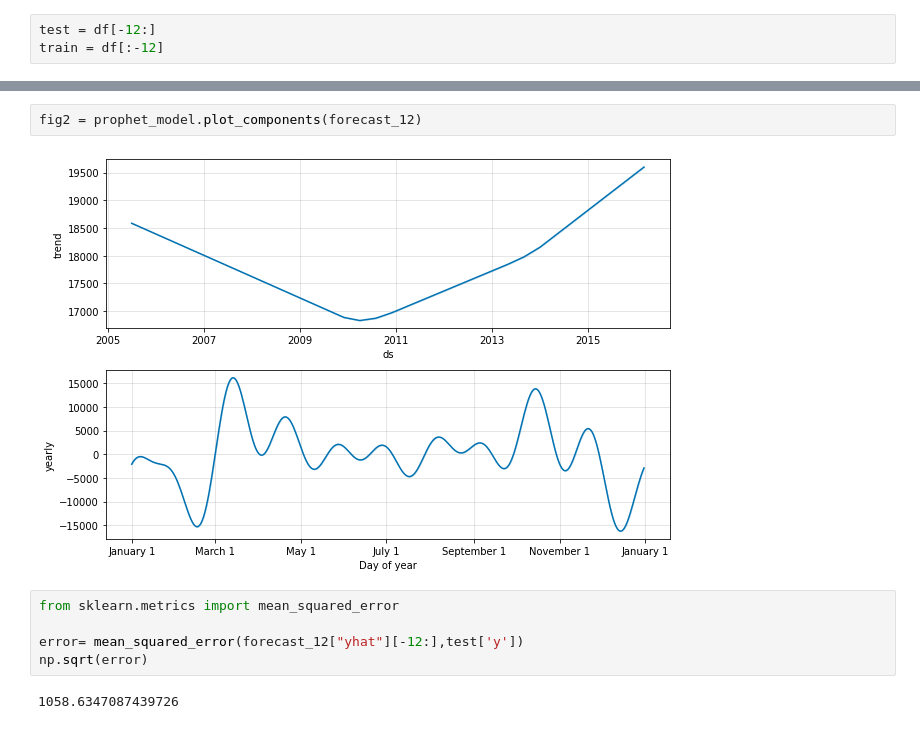
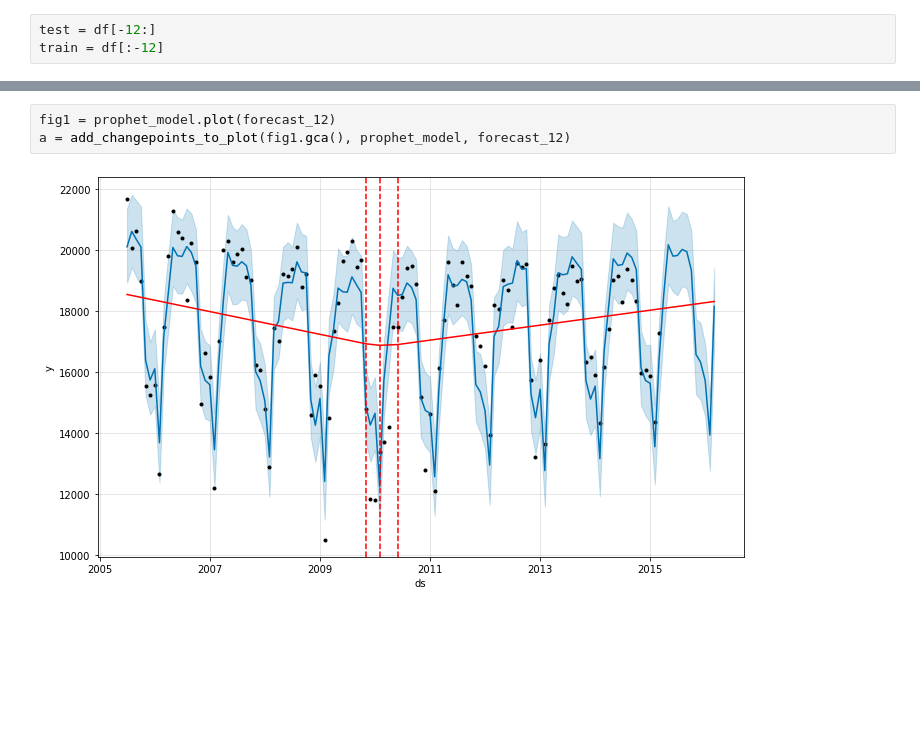
Before and after one commit to voitt95/Personal_Projects, a Jupyter notebook: hotel_cancelation/air_passengers.ipynb, the cells around one changed output, grey strips where cells are left out. Drawn from its saved outputs; the diff is of its cells as text; blank space fills up the shorter version.

```diff
--- a/hotel_cancelation/air_passengers.ipynb
+++ b/hotel_cancelation/air_passengers.ipynb
@@ -72,11 +64,5 @@ fig1 = prophet_model.plot(forecast_12)
-# %%
-fig2 = prophet_model.plot_components(forecast_12)
-# %% [output]
-[figure, removed]
-# %%
-from sklearn.metrics import mean_squared_error
-
-error= mean_squared_error(forecast_12["yhat"][-12:],test['y'])
-np.sqrt(error)
-# %% [output]
-1058.6347087439726
+# %%
+fig1 = prophet_model.plot(forecast_12)
+a = add_changepoints_to_plot(fig1.gca(), prophet_model, forecast_12)
+# %% [output]
+[figure, added]
```
Also changed, not shown: parts of 11 cells of this notebook.
